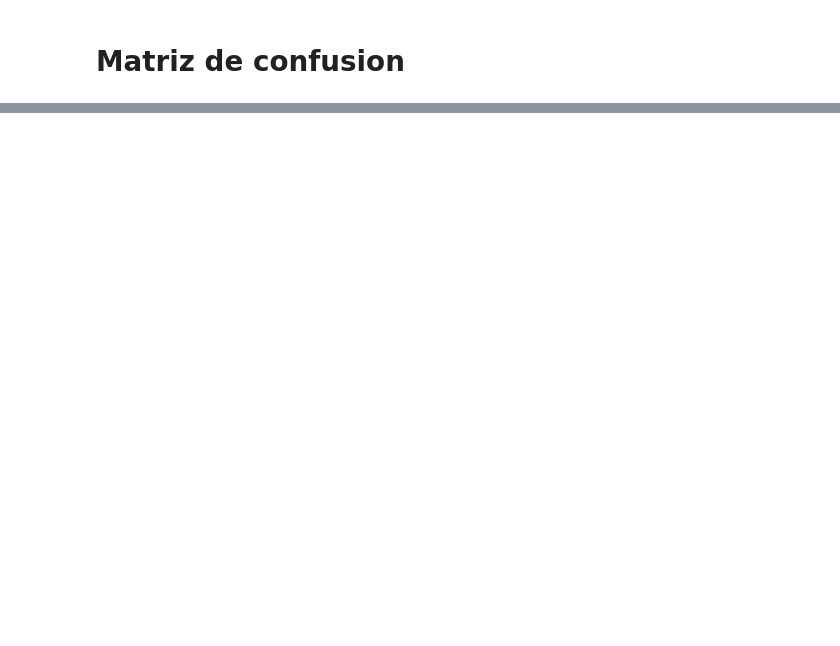
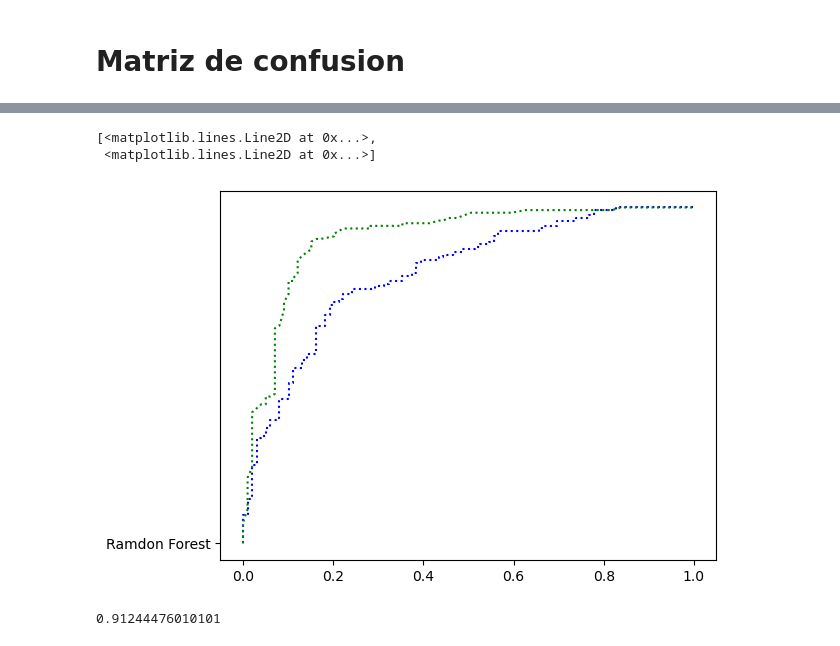
Before and after one commit to daferre01/BIGDATA-IA, a Jupyter notebook: IA/MachineLearning/REGRESION/heartattack/heart.ipynb, the cells around one changed output, grey strips where cells are left out. Drawn from its saved outputs; the diff is of its cells as text; code cells hidden in the pictures; blank space fills up the shorter version.

```diff
--- a/IA/MachineLearning/REGRESION/heartattack/heart.ipynb
+++ b/IA/MachineLearning/REGRESION/heartattack/heart.ipynb
@@ -447,0 +478,5 @@ print(f1_score(y_train, y_train_pred))
+# %%
+
+y_probas_forest = cross_val_predict(forest_clf, x_train, y_train, cv=3,
+                                    method="predict_proba")
+y_probas_forest
@@ -447,0 +501,13 @@ print(f1_score(y_train, y_train_pred))
+# %%
+y_scores_forest = y_probas_forest[:, 1]
+fpr_forest, tpr_forest, thresholds_forest = roc_curve(y_train, y_scores_forest)
+plt.plot(fpr, tpr, "b:", label="SGD")
+plt.plot(fpr_forest, tpr_forest, "g:", "Ramdon Forest")
+# %% [output]
+[<matplotlib.lines.Line2D at 0x...>,
+ <matplotlib.lines.Line2D at 0x...>]
+[figure, added]
+# %%
+print(roc_auc_score(y_train, y_scores_forest))
+# %% [output]
+0.91244476010101
```
Also changed, not shown: parts of 11 cells of this notebook.
